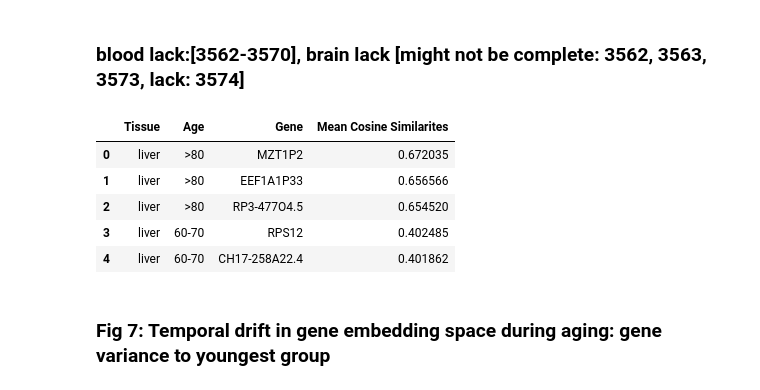
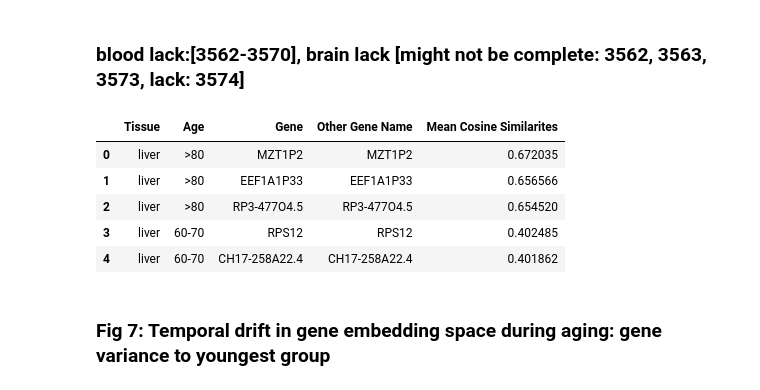
Before and after one commit to YufanXia999/PerturbGene, a Jupyter notebook: notebooks/final_plots.ipynb, the cells around one changed output. Cells and saved outputs as stored; diff of their text form; code cells hidden in the pictures.

Commit message:
modify the gene names in clock

```diff
--- a/notebooks/final_plots.ipynb
+++ b/notebooks/final_plots.ipynb
@@ -389,17 +389,17 @@ for chunk in ref_chunks:
 # %%
 top3genes_by_age_by_tissue = top_n_genes_by_age(sim_genes_by_age_by_tissue,age_count)
 df = pd.DataFrame([
-    {'Tissue': tissue, 'Age': age, "Gene": gene, 'Mean Cosine Similarites': values}
+    {'Tissue': tissue, 'Age': age, "Gene": gene, "Other Gene Name": gene, 'Mean Cosine Similarites': values}
     for tissue, age_dict in top3genes_by_age_by_tissue.items()
     for age, gene_values in age_dict.items()
     for gene,values in gene_values.items()
 ])
 #df.to_csv("tissue_top3genes.csv", index=False)
 df.head(5)
 # %% [output]
-|  | Tissue | Age | Gene | Mean Cosine Similarites |
-| 0 | liver | >80 | MZT1P2 | 0.672035 |
-| 1 | liver | >80 | EEF1A1P33 | 0.656566 |
-| 2 | liver | >80 | RP3-477O4.5 | 0.654520 |
-| 3 | liver | 60-70 | RPS12 | 0.402485 |
-| 4 | liver | 60-70 | CH17-258A22.4 | 0.401862 |
+|  | Tissue | Age | Gene | Other Gene Name | Mean Cosine Similarites |
+| 0 | liver | >80 | MZT1P2 | MZT1P2 | 0.672035 |
+| 1 | liver | >80 | EEF1A1P33 | EEF1A1P33 | 0.656566 |
+| 2 | liver | >80 | RP3-477O4.5 | RP3-477O4.5 | 0.654520 |
+| 3 | liver | 60-70 | RPS12 | RPS12 | 0.402485 |
+| 4 | liver | 60-70 | CH17-258A22.4 | CH17-258A22.4 | 0.401862 |
```
Also changed, not shown: parts of 3 cells of this notebook, 1 other file.
